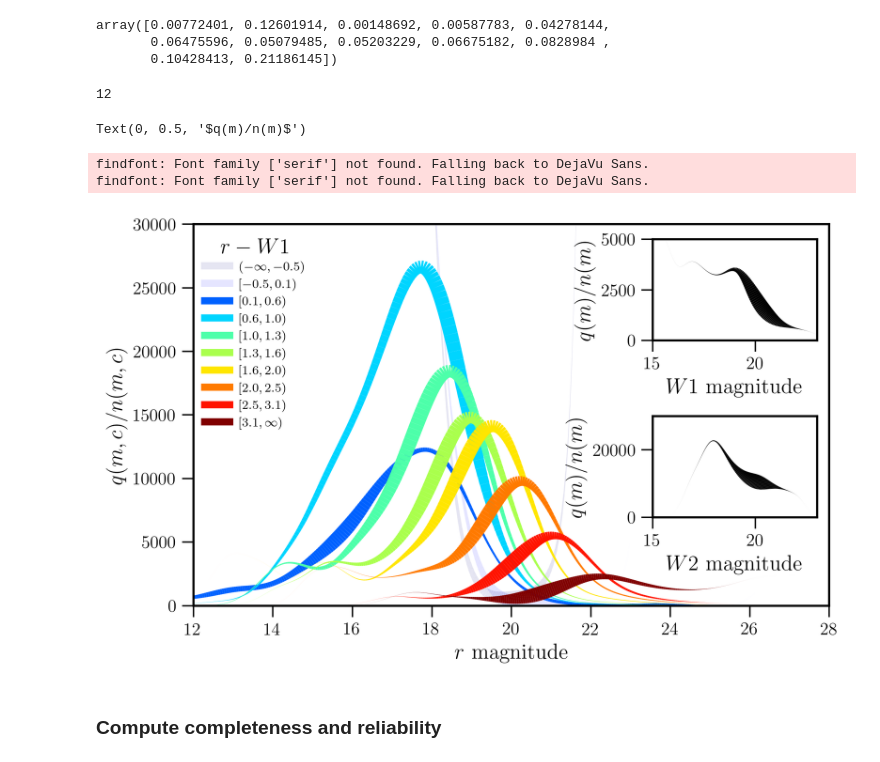
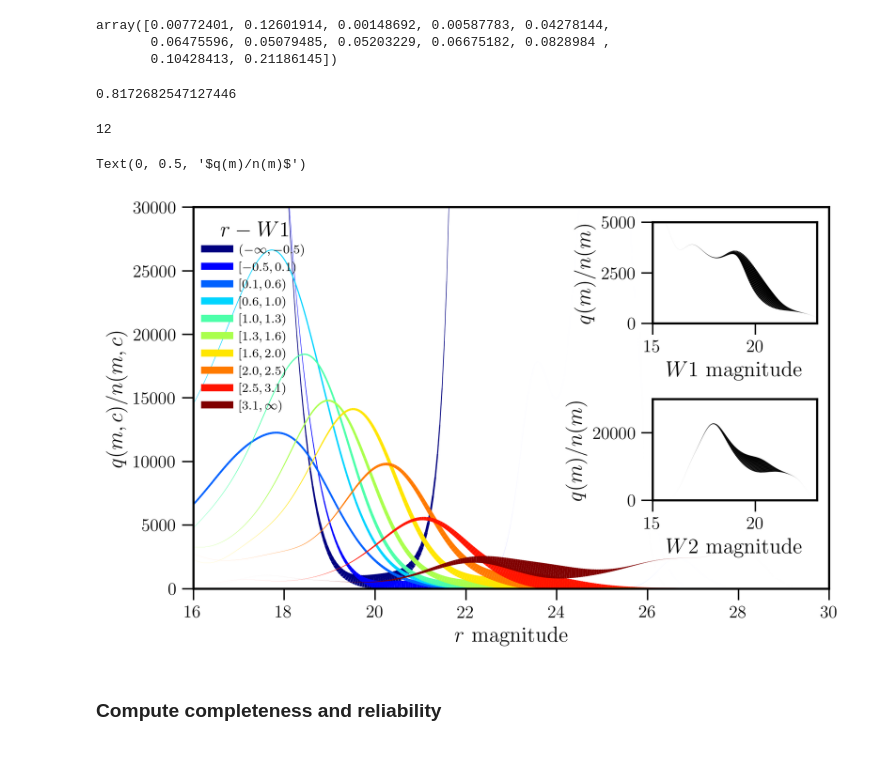
Before and after one commit to nudomarinero/lr_lotss_dr2, a Jupyter notebook: notebooks/lr_tests/Analisys_parameters.ipynb, the cells around one changed output. Saved outputs shown, nothing was run; the diff lists cells and outputs as text; code cells hidden in the pictures.

```diff
--- a/notebooks/lr_tests/Analisys_parameters.ipynb
+++ b/notebooks/lr_tests/Analisys_parameters.ipynb
@@ -72,6 +87,10 @@ Q_0_colour
 array([0.00772401, 0.12601914, 0.00148692, 0.00587783, 0.04278144,
        0.06475596, 0.05079485, 0.05203229, 0.06675182, 0.0828984 ,
        0.10428413, 0.21186145])
+# %%
+np.sum(Q_0_colour)
+# %% [output]
+0.8172682547127446
 # %%
 len(n_m)
 # %% [output]
@@ -109,7 +128,7 @@ high = np.nonzero(centers[1] >= 22.2)[0][0]
 cm_subsection = np.linspace(0., 1., len(q_m)-2)
 colors = [ cm.jet(x) for x in cm_subsection ]
 
-alphas = [0.1, 0.1, 1, 1, 1, 1, 1, 1, 1, 1]
+alphas = [1, 1, 1, 1, 1, 1, 1, 1, 1, 1]
 
 fig, a = plt.subplots()
 lcs = []
@@ -121,8 +140,10 @@ def make_proxy(zvalue, scalar_mappable, **kwargs):
 
 for i, q_m_k in enumerate(q_m[2:]):
     #plot(centers[i], q_m_old[i]/n_m_old[i])
-    q_m_aux = q_m[i]/np.sum(q_m[i])
-    lwidths = (q_m_aux/np.max(q_m_aux)*10).astype(float)
+    n_m_aux = n_m[i]/np.sum(n_m[i])
+    lwidths = (n_m_aux/np.max(n_m_aux)*10).astype(float)
+    #q_m_aux = q_m[i]/np.sum(q_m[i])
+    #lwidths = (q_m_aux/np.max(q_m_aux)*10).astype(float)
     #if save_pdf and (i<6): # Solve problems with the line with in pdfs
     #    lwidths[lwidths < 0.005] = 0
     #print(lwidths)
@@ -143,7 +164,7 @@ for i, q_m_k in enumerate(q_m[2:]):
         proxies.append(Line2D([0, 1], [0, 1], color=color, lw=5, alpha=alphas[i]))
 
         a.add_collection(lcs[-1])
-        plt.xlim([12, 28])
+        plt.xlim([16, 30])
         plt.ylim([0, 30000])
         plt.xlabel("$r$ magnitude")
         plt.ylabel("$q(m,c)/n(m,c)$")
@@ -173,36 +194,34 @@ factor = np.max(y_aux[low:high])
 y = y_aux
 x = centers[0]
 points = np.array([x, y]).T.reshape(-1, 1, 2)
 segments = np.concatenate([points[:-1], points[1:]], axis=1)
 lc = LineCollection(segments, linewidths=lwidths, color="k")
 proxy = Line2D([0, 1], [0, 1], color="k", lw=5)
 inset.add_collection(lc)
 plt.xlim([15, 23])
 plt.ylim([0, 30000])
 plt.xlabel("$W2$ magnitude")
 plt.ylabel("$q(m)/n(m)$")
 
 inset2 = plt.axes([0.685, 0.65, .2, .2])
 q_m_aux = q_m[1]/np.sum(q_m[1])
 lwidths = (q_m_aux/np.max(q_m_aux)*10).astype(float)
 y_aux = q_m[1]/n_m[1]
 factor = np.max(y_aux[low:high])
 y = y_aux
 x = centers[1]
 points = np.array([x, y]).T.reshape(-1, 1, 2)
 segments = np.concatenate([points[:-1], points[1:]], axis=1)
 lc = LineCollection(segments, linewidths=lwidths, color="k")
 proxy = Line2D([0, 1], [0, 1], color="k", lw=5)
 inset2.add_collection(lc)
 plt.xlim([15, 23])
 plt.ylim([0, 5000])
 plt.xlabel("$W1$ magnitude")
 plt.ylabel("$q(m)/n(m)$")
 # %% [output]
 Text(0, 0.5, '$q(m)/n(m)$')
-findfont: Font family ['serif'] not found. Falling back to DejaVu Sans.
-findfont: Font family ['serif'] not found. Falling back to DejaVu Sans.
-[figure, old version]
+[figure, new version]
 # %% [markdown]
 ### Compute completeness and reliability
 # %%
```
Also changed, not shown: parts of 5 cells of this notebook, 2 other files.
